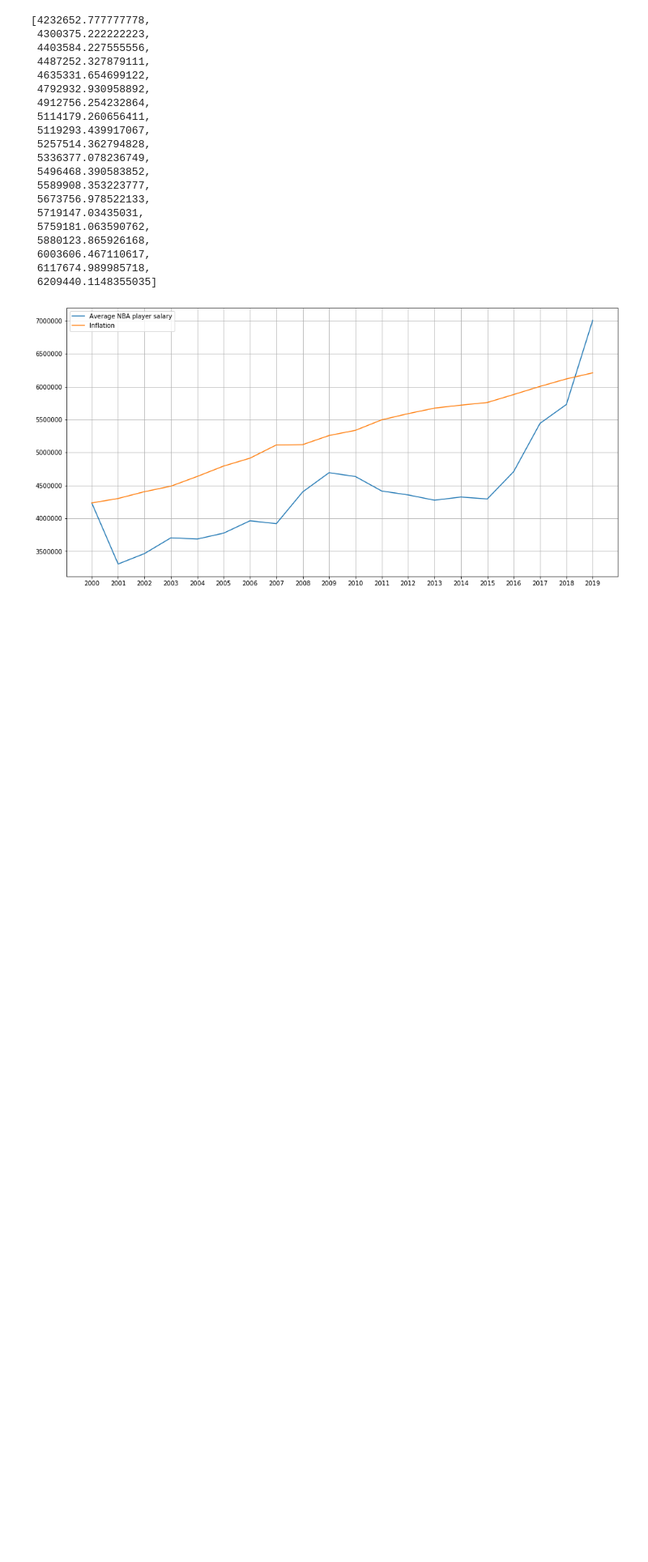
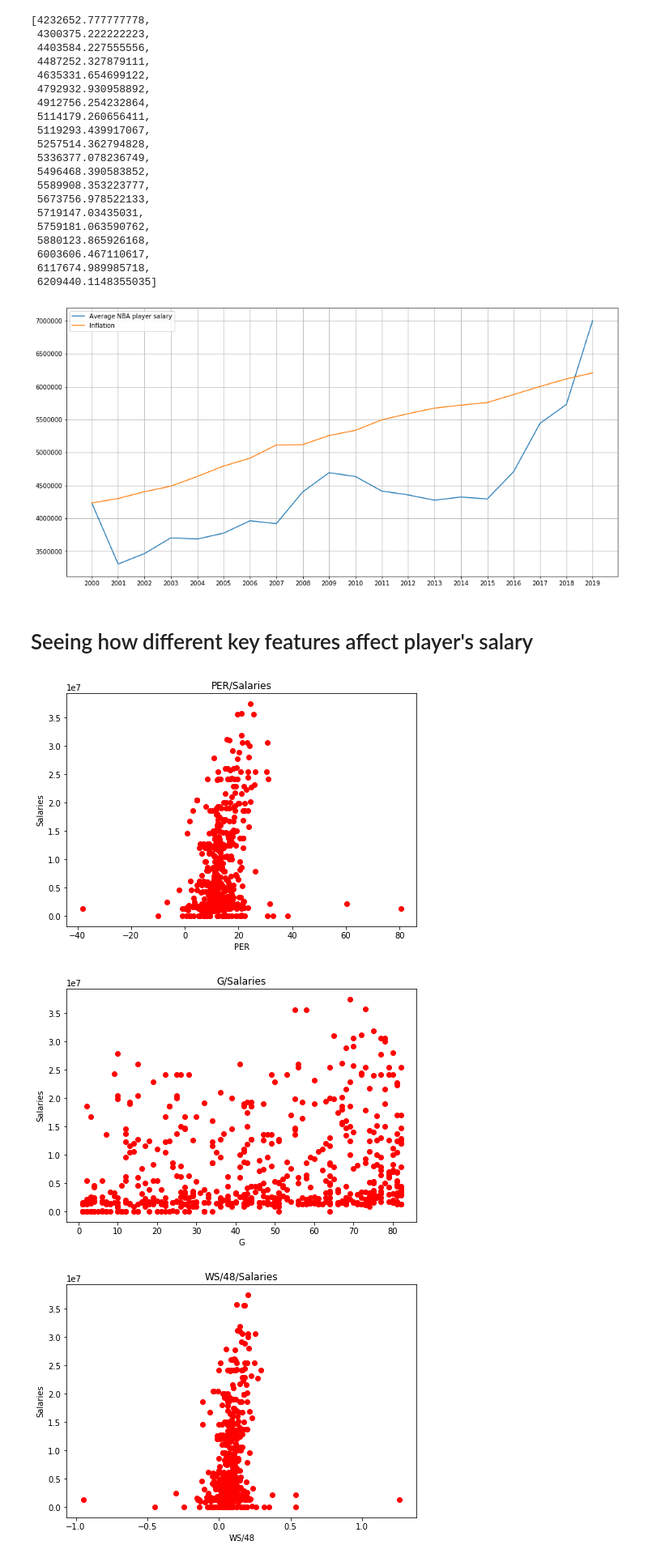
Before and after one commit to Patricklomp/nbasalaries, a Jupyter notebook: nbasalaries.ipynb, the cells around one changed output. Shown at 81% size. Saved outputs shown, nothing was run; the diff lists cells and outputs as text; code cells hidden in the pictures; blank space fills up the shorter version.

Commit message:
plotting different features

```diff
--- a/nbasalaries.ipynb
+++ b/nbasalaries.ipynb
@@ -101,8 +101,8 @@ test.head()
 # %% [markdown]
 ### 2. Cleaning the data ###
 # %%
-salariesdrop = salaries.dropna()
-print("Rows before deleting :" + len(salaries))
-print("Rows after deleting NaN rows: " + str(len(salaries)-len(salariesdrop)))
-#salaries.head(200)
+print("Rows before deleting :" + str(len(salaries)))
+salaries = salaries.dropna()
+print("Rows after deleting NaN rows: " + str(len(salaries)))
+salaries.head(200)
 # %% [output]
@@ -111,5 +129,5 @@ Rows after deleting NaN rows: 28074
 # %%
-merged_inner = pd.merge(left=test, right=salariesdrop, left_on=["Player", "Year"], right_on=["Name", "Year"])
+merged_inner = pd.merge(left=test, right=salaries, left_on=["Player", "Year"], right_on=["Name", "Year"])
 merged_inner=merged_inner.drop(['Name', "Unnamed: 0_y", "Unnamed: 0_x"], 1) #Removing unneccessary columns.
 print(merged_inner.shape)
 ### exporting to csv for prediction model
@@ -210,3 +228,21 @@ ax.grid()
 plt.show()
 # %% [output]
 [figure]
+# %% [markdown]
+# Seeing how different key features affect player's salary #
+# %%
+#Looking at only last years data
+last_year_data = merged_inner[merged_inner["Year"] == 2019]
+key_features = ["PER","G", "WS/48","FG%", "TRB", "PTS","TS%","MP"]
+for feature in key_features:
+    fig=plt.figure()
+    ax=fig.add_axes([0,0,1,1])
+    ax.scatter(last_year_data[feature], last_year_data["Salaries"], color='r')
+    ax.set_xlabel(feature)
+    ax.set_ylabel('Salaries')
+    ax.set_title(feature+"/Salaries")
+    plt.show()
+# %% [output]
+[figure, added]
+[figure, added]
+[figure, added]
```
Also changed, not shown: parts of 2 cells of this notebook.
